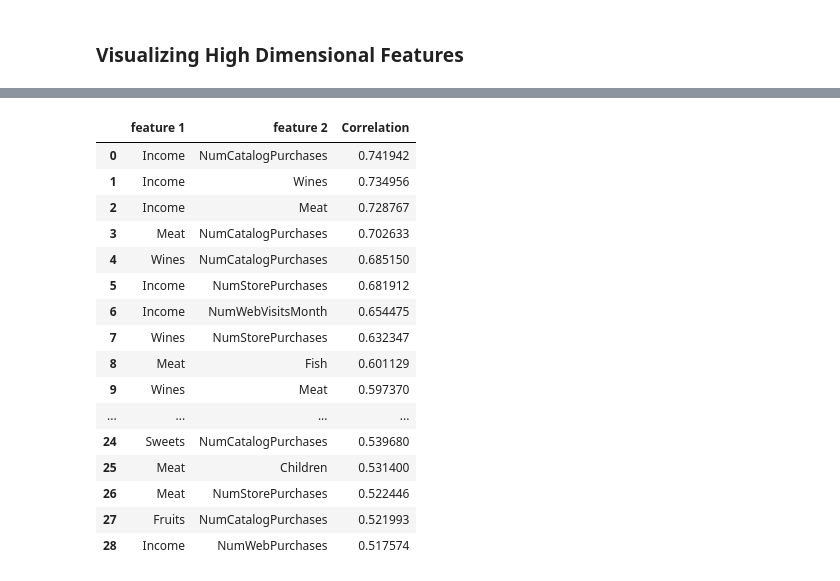
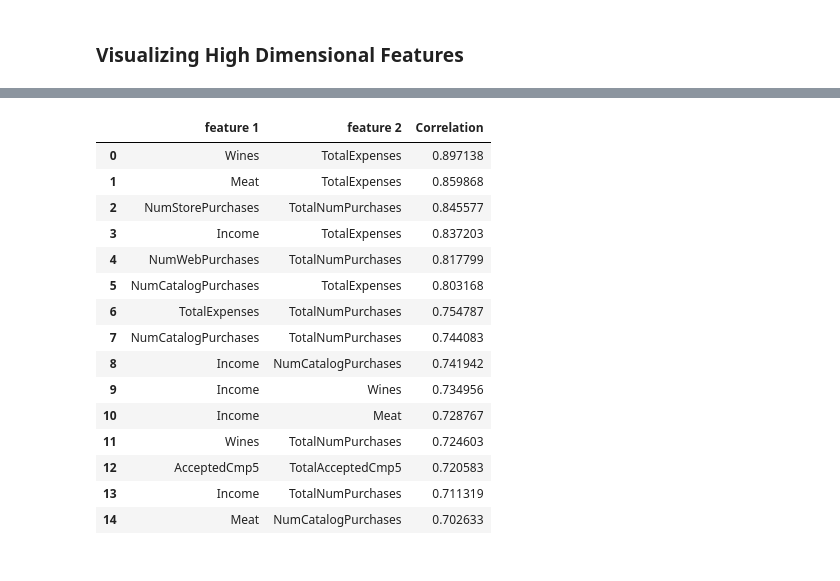
Before and after one commit to livia360/Capstone_project, a Jupyter notebook: 02_Exploratory_Data_Analysis.ipynb, the cells around one changed output, grey strips where cells are left out. Drawn from its saved outputs; the diff is of its cells as text; code cells hidden in the pictures.

```diff
--- a/02_Exploratory_Data_Analysis.ipynb
+++ b/02_Exploratory_Data_Analysis.ipynb
@@ -71,11 +64,0 @@ plt.subplots_adjust(hspace=0.5); # with an argument hspace=0.5 to adjust the spa
-# %%
-# The number of days since the customers enrolled with the company**
-df['Dt_Customer']= pd.to_datetime(df.Dt_Customer)  # to parse the values
-
-df['Days_Enrolled'] = datetime.today() - df.Dt_Customer  # to get number of days the customers enrolled
-
-df['Month'] = df['Dt_Customer'].dt.month
-df['Dt_Quarter1'] = df['Month'].map(lambda x: x in [1,2,3]).astype('int32')
-df['Dt_Quarter2'] = df['Month'].map(lambda x: x in [4,5.6]).astype('int32')
-df['Dt_Quarter3'] = df['Month'].map(lambda x: x in [7,8,9]).astype('int32')
-df['Dt_Quarter4'] = df['Month'].map(lambda x: x in [10,11,12]).astype('int32')
@@ -86,0 +74,7 @@ df[Quarters].hist(figsize=(12,6));
+# %%
+# # the correlation of the web purchases and that between the catalog purchases is higher; aggregate them all as 'total'
+df['TotalExpenses'] = df['Wines'] + df['Fruits'] + df['Meat'] + df['Fish'] + df['Sweets'] + df['Gold']
+# aggregate the total number of promotion acceptance for each customer (champaign 1-5).
+df['TotalAcceptedCmp5'] = df['AcceptedCmp1'] + df['AcceptedCmp2'] + df['AcceptedCmp3'] + df['AcceptedCmp4'] + df['AcceptedCmp5']
+# aggregate total number of purchases
+df['TotalNumPurchases'] = df['NumWebPurchases'] + df['NumCatalogPurchases'] + df['NumStorePurchases'] + df['NumDealsPurchases']
@@ -86,0 +169,3 @@ df[Quarters].hist(figsize=(12,6));
+# %%
+# use pd.cut() to separate ages into groups
+df['Age_group'] = pd.cut(df.Age, [20,30,40,50,60,70,80], labels=['20-30', '30-40', '40-50', '50-60', '60-70', '70-80'])
@@ -160,8 +248,5 @@ df[features].hist(figsize=(12,8));
 # %% [markdown]
 ### Visualizing High Dimensional Features
-# %%
-To_Drop = ['Month']
-df.drop(columns=To_Drop, axis=1, inplace=True)
 # %%
 # Make a heatmap of the data checking correlation between features
 corr = df.corr()
@@ -178,23 +263,23 @@ Extreme values signify high correlation. Multicollinear variables with correlati
 # %%
 c = corr.abs().unstack().drop_duplicates().reset_index()
 c = c.rename(columns={'level_0': 'feature 1', 'level_1': 'feature 2', 0: 'Correlation'})
-c = c.query('.5 <= Correlation < 1').sort_values(by = 'Correlation', ascending = False).reset_index(drop=True)
+c = c.query('.7 <= Correlation < 1').sort_values(by = 'Correlation', ascending = False).reset_index(drop=True)
 c.style.background_gradient(cmap='Set1_r')
+# Some features are more correlated with one another than others.
 # %% [output]
 |  | feature 1 | feature 2 | Correlation |
-| 0 | Income | NumCatalogPurchases | 0.741942 |
-| 1 | Income | Wines | 0.734956 |
-| 2 | Income | Meat | 0.728767 |
-| 3 | Meat | NumCatalogPurchases | 0.702633 |
-| 4 | Wines | NumCatalogPurchases | 0.685150 |
-| 5 | Income | NumStorePurchases | 0.681912 |
-| 6 | Income | NumWebVisitsMonth | 0.654475 |
-| 7 | Wines | NumStorePurchases | 0.632347 |
-| 8 | Meat | Fish | 0.601129 |
-| 9 | Wines | Meat | 0.597370 |
-| ... | ... | ... | ... |
-| 24 | Sweets | NumCatalogPurchases | 0.539680 |
-| 25 | Meat | Children | 0.531400 |
-| 26 | Meat | NumStorePurchases | 0.522446 |
-| 27 | Fruits | NumCatalogPurchases | 0.521993 |
-| 28 | Income | NumWebPurchases | 0.517574 |
+| 0 | Wines | TotalExpenses | 0.897138 |
+| 1 | Meat | TotalExpenses | 0.859868 |
+| 2 | NumStorePurchases | TotalNumPurchases | 0.845577 |
+| 3 | Income | TotalExpenses | 0.837203 |
+| 4 | NumWebPurchases | TotalNumPurchases | 0.817799 |
+| 5 | NumCatalogPurchases | TotalExpenses | 0.803168 |
+| 6 | TotalExpenses | TotalNumPurchases | 0.754787 |
+| 7 | NumCatalogPurchases | TotalNumPurchases | 0.744083 |
+| 8 | Income | NumCatalogPurchases | 0.741942 |
+| 9 | Income | Wines | 0.734956 |
+| 10 | Income | Meat | 0.728767 |
+| 11 | Wines | TotalNumPurchases | 0.724603 |
+| 12 | AcceptedCmp5 | TotalAcceptedCmp5 | 0.720583 |
+| 13 | Income | TotalNumPurchases | 0.711319 |
+| 14 | Meat | NumCatalogPurchases | 0.702633 |
```
Also changed, not shown: parts of 64 cells of this notebook.
